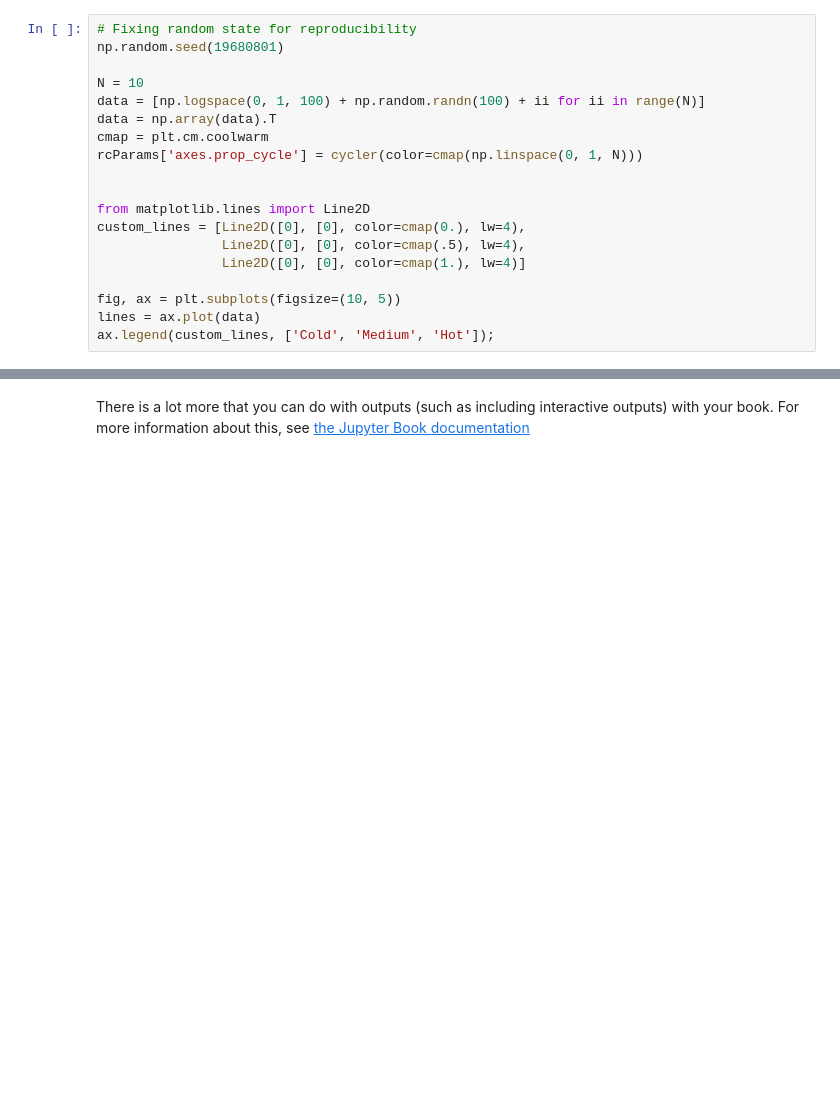
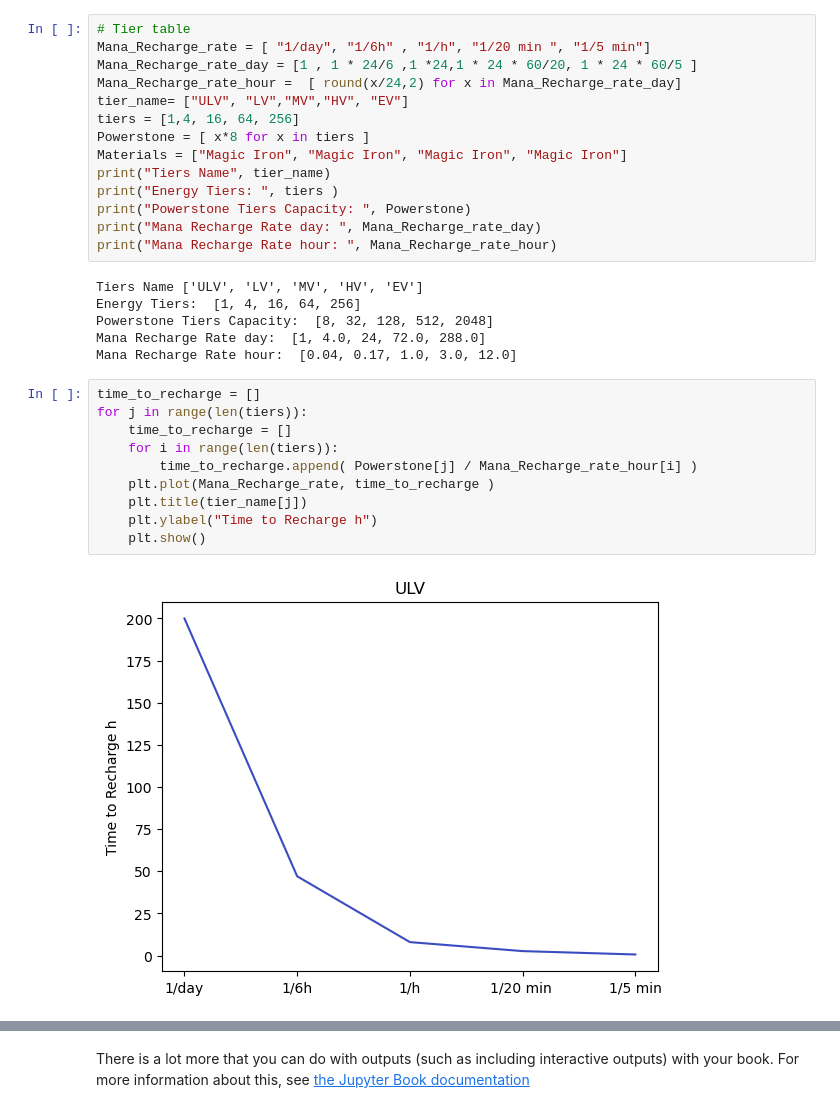
Before and after one commit to mak8427/My-site, a Jupyter notebook: Rp!/davide/Brave_New_World/docs/notebooks.ipynb, the cells around one changed output, grey strips where cells are left out. Saved outputs shown, nothing was run; the diff lists cells and outputs as text; blank space fills up the shorter version.

Commit message:
Mana recharge regen

```diff
--- a/Rp!/davide/Brave_New_World/docs/notebooks.ipynb
+++ b/Rp!/davide/Brave_New_World/docs/notebooks.ipynb
@@ -45,19 +48,32 @@ plt.ion()
-# %%
-# Fixing random state for reproducibility
-np.random.seed(19680801)
-
-N = 10
-data = [np.logspace(0, 1, 100) + np.random.randn(100) + ii for ii in range(N)]
-data = np.array(data).T
-cmap = plt.cm.coolwarm
-rcParams['axes.prop_cycle'] = cycler(color=cmap(np.linspace(0, 1, N)))
-
-
-from matplotlib.lines import Line2D
-custom_lines = [Line2D([0], [0], color=cmap(0.), lw=4),
-                Line2D([0], [0], color=cmap(.5), lw=4),
-                Line2D([0], [0], color=cmap(1.), lw=4)]
-
-fig, ax = plt.subplots(figsize=(10, 5))
-lines = ax.plot(data)
-ax.legend(custom_lines, ['Cold', 'Medium', 'Hot']);
+# %%
+# Tier table
+Mana_Recharge_rate = [ "1/day", "1/6h" , "1/h", "1/20 min ", "1/5 min"]
+Mana_Recharge_rate_day = [1 , 1 * 24/6 ,1 *24,1 * 24 * 60/20, 1 * 24 * 60/5 ]
+Mana_Recharge_rate_hour =  [ round(x/24,2) for x in Mana_Recharge_rate_day]
+tier_name= ["ULV", "LV","MV","HV", "EV"]
+tiers = [1,4, 16, 64, 256]
+Powerstone = [ x*8 for x in tiers ]
+Materials = ["Magic Iron", "Magic Iron", "Magic Iron", "Magic Iron"]
+print("Tiers Name", tier_name)
+print("Energy Tiers: ", tiers )
+print("Powerstone Tiers Capacity: ", Powerstone)
+print("Mana Recharge Rate day: ", Mana_Recharge_rate_day)
+print("Mana Recharge Rate hour: ", Mana_Recharge_rate_hour)
+# %% [output]
+Tiers Name ['ULV', 'LV', 'MV', 'HV', 'EV']
+Energy Tiers:  [1, 4, 16, 64, 256]
+Powerstone Tiers Capacity:  [8, 32, 128, 512, 2048]
+Mana Recharge Rate day:  [1, 4.0, 24, 72.0, 288.0]
+Mana Recharge Rate hour:  [0.04, 0.17, 1.0, 3.0, 12.0]
+# %%
+time_to_recharge = []
+for j in range(len(tiers)):
+    time_to_recharge = []
+    for i in range(len(tiers)):
+        time_to_recharge.append( Powerstone[j] / Mana_Recharge_rate_hour[i] )
+    plt.plot(Mana_Recharge_rate, time_to_recharge )
+    plt.title(tier_name[j])
+    plt.ylabel("Time to Recharge h")
+    plt.show()
+# %% [output]
+[figure, added]
```
Also changed, not shown: parts of 4 cells of this notebook.
